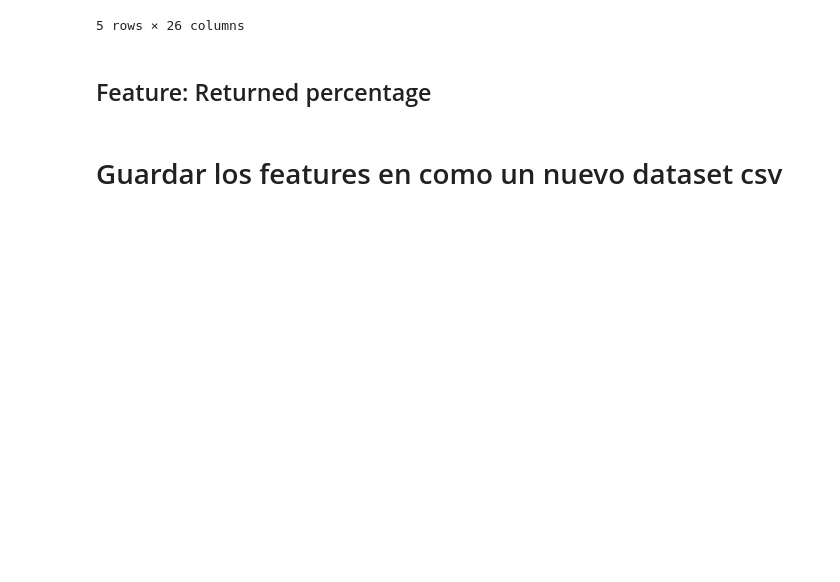
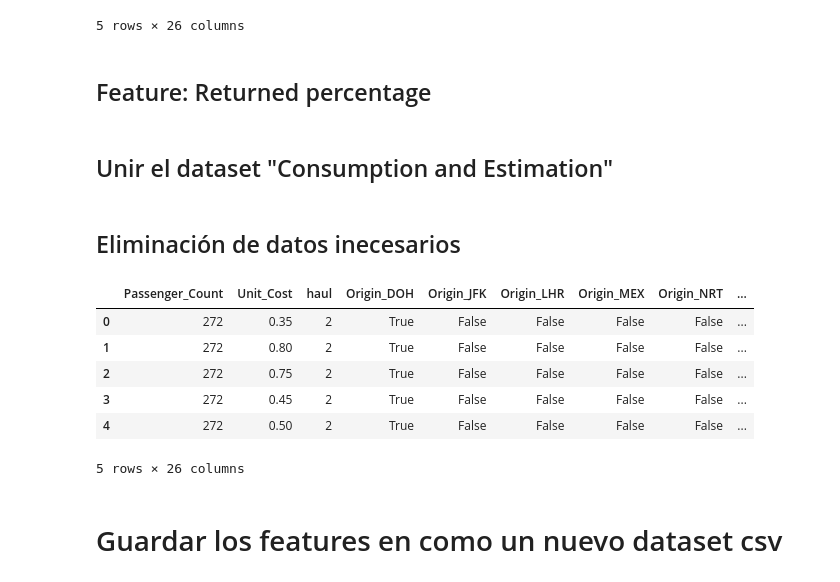
Before and after one commit to Pansocrates03/hackmty2025-gategroup, a Jupyter notebook: consumption-prediction/notebooks/A2.FeatureEngineering.ipynb, the cells around one changed output. Saved outputs shown, nothing was run; the diff lists cells and outputs as text; code cells hidden in the pictures; blank space fills up the shorter version.

```diff
--- a/consumption-prediction/notebooks/A2.FeatureEngineering.ipynb
+++ b/consumption-prediction/notebooks/A2.FeatureEngineering.ipynb
@@ -107,0 +100,2 @@ df.drop(columns=['Quantity_Returned', 'Standard_Specification_Qty', 'Quantity_Co
+# %% [markdown]
+## Unir el dataset "Consumption and Estimation"
@@ -108,3 +129,44 @@ df.drop(columns=['Quantity_Returned', 'Standard_Specification_Qty', 'Quantity_Co
+# %%
+# Asumimos que el df_merged ya existe
+import numpy as np
+
+# 1. Crea 'Pasajeros Promedio por Vuelo ese Día'
+#    Esto nos dice qué tan "llenos" iban los vuelos en general.
+df_merged['Avg_Pass_Per_Flight_Day'] = df_merged['passengers'] / df_merged['flights']
+
+# 2. Compara el vuelo actual con el promedio del día
+#    ¿Este vuelo ('Passenger_Count') iba más lleno o más vacío que el promedio del día?
+df_merged['Load_vs_Daily_Avg'] = df_merged['Passenger_Count'] / df_merged['Avg_Pass_Per_Flight_Day']
+
+# 3. Maneja divisiones por cero (si 'Flights' o 'Avg_Pass_Per_Flight_Day' fue 0)
+df_merged.replace([np.inf, -np.inf], 0, inplace=True)
+df_merged.fillna(0, inplace=True)
+# %% [markdown]
+## Eliminación de datos inecesarios
+# %%
+COLUMNS_TO_DROP = [
+    'Flight_ID',
+    'Date',
+    'Product_Name',
+    'Crew_Feedback',
+    'Day' # <-- Nueva para dropear
+    # --- EXPERIMENTA ---
+    # Prueba dropeando estas para forzar al modelo a usar tus ratios
+    #'Flights',
+    #'Passangers',
+    #'Passenger_Count' # (Quizás 'Load_vs_Daily_Avg' es mejor)
+]
+
+df_final = df_merged.drop(columns=COLUMNS_TO_DROP)
+df_final.head()
+# %% [output]
+|  | Passenger_Count | Unit_Cost | haul | Origin_DOH | Origin_JFK | Origin_LHR | Origin_MEX | Origin_NRT | ... |
+| 0 | 272 | 0.35 | 2 | True | False | False | False | False | ... |
+| 1 | 272 | 0.80 | 2 | True | False | False | False | False | ... |
+| 2 | 272 | 0.75 | 2 | True | False | False | False | False | ... |
+| 3 | 272 | 0.45 | 2 | True | False | False | False | False | ... |
+| 4 | 272 | 0.50 | 2 | True | False | False | False | False | ... |
+5 rows × 26 columns
 # %% [markdown]
 # Guardar los features en como un nuevo dataset csv
 # %%
```
Also changed, not shown: parts of 3 cells of this notebook, 5 other files.
